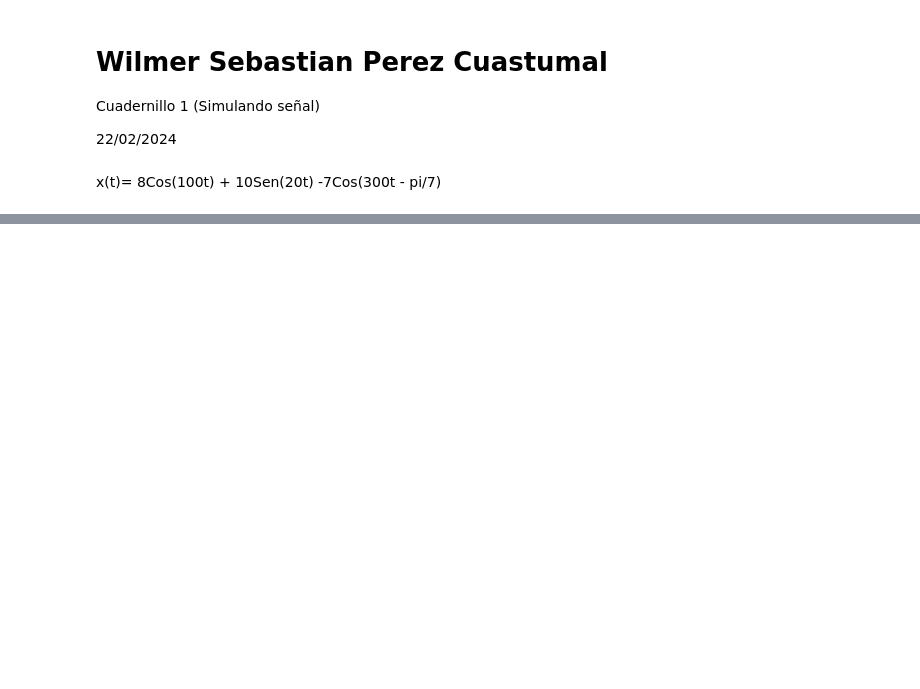
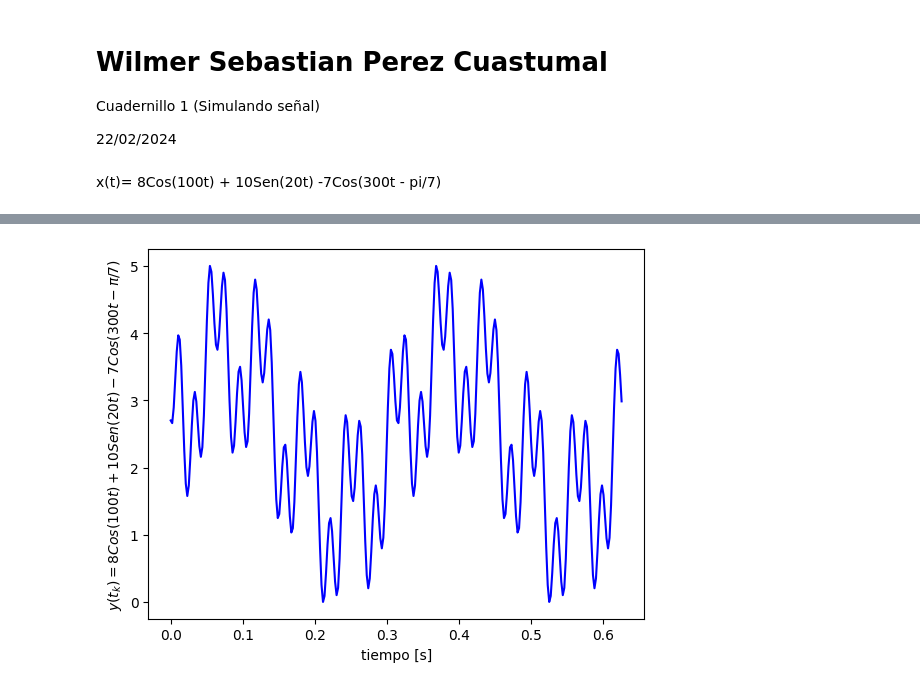
Before and after one commit to TatanPerez/Senales_Sistemas, a Jupyter notebook: Cuadernillo_1_Señales.ipynb, the cells around one changed output, grey strips where cells are left out. Cells and saved outputs as stored; diff of their text form; code cells hidden in the pictures; blank space fills up the shorter version.

```diff
--- a/Cuadernillo_1_Señales.ipynb
+++ b/Cuadernillo_1_Señales.ipynb
@@ -47,0 +34,23 @@ plt.show()
+# %%
+y_min = 0
+y_max = 5
+def my_ceropen(x,ymin = -5, ymax = 5): #en general se pueden definir valores por defecto
+  '''
+  Codigo base para simular proceso de cero y pendiente
+  Se ingresa arreglo de numpy y los valores min  y max despues de cero y pendiente
+  '''
+  xmax = max(x) # x.max()
+  xmin = min(x) # x.min()
+  m = (ymax - ymin)/(xmax - xmin)
+  c = ymin - m*xmin
+  yv = m*x + c
+  return yv
+# %%
+yv = my_ceropen(y,ymin=0,ymax=5)
+# %%
+plt.plot(tv,yv,'b')
+plt.xlabel('tiempo [s]')
+plt.ylabel('$y(t_k)= 8Cos(100t) + 10Sen(20t) -7Cos(300t - \pi /7)$')
+plt.show()
+# %% [output]
+[figure, added]
```
Also changed, not shown: parts of 7 cells of this notebook.
